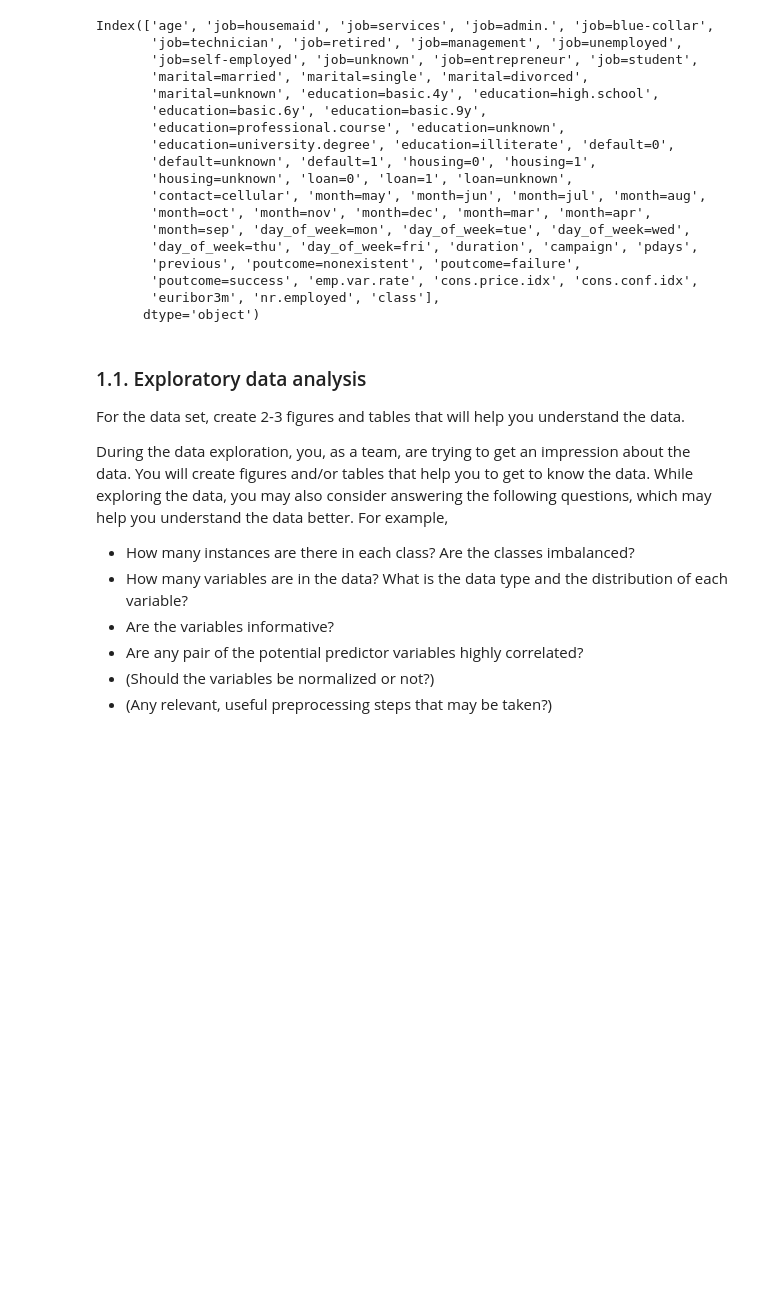
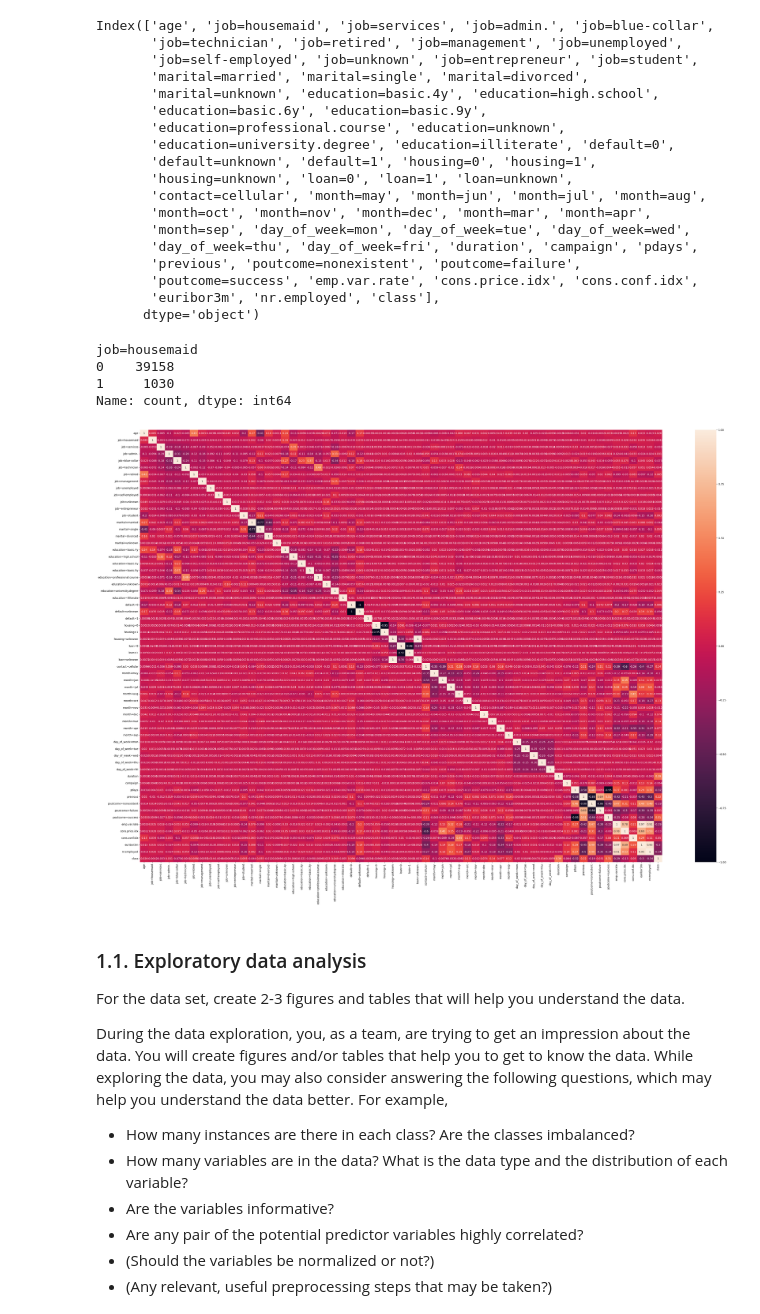
Before and after one commit to Zi-lon/Applications-of-machine-learning, a Jupyter notebook: Assignment 1/Assignment 1.ipynb, the cells around one changed output. Saved outputs shown, nothing was run; the diff lists cells and outputs as text; code cells hidden in the pictures; blank space fills up the shorter version.

```diff
--- a/Assignment 1/Assignment 1.ipynb
+++ b/Assignment 1/Assignment 1.ipynb
@@ -77,12 +77,20 @@ import seaborn as sns
 
 # sns.relplot(data=data, x="age", y="marital=single")
 # data['marital=single'].value_counts()
+data['job=housemaid'].value_counts()
+# %% [output]
+job=housemaid
+0    39158
+1     1030
+Name: count, dtype: int64
 # %%
 import matplotlib.pyplot as plt
 import seaborn as sns
-# fig = plt.figure(figsize=(45,30))
-# sns.heatmap(data.corr(), annot=True, vmin=-1, vmax=1)
-# plt.show()
+fig = plt.figure(figsize=(45,30))
+sns.heatmap(data.corr(), annot=True, vmin=-1, vmax=1)
+plt.show()
+# %% [output]
+[figure, added]
 # %% [markdown]
 
 ### 1.1. Exploratory data analysis
```
Also changed, not shown: parts of 15 cells of this notebook.
